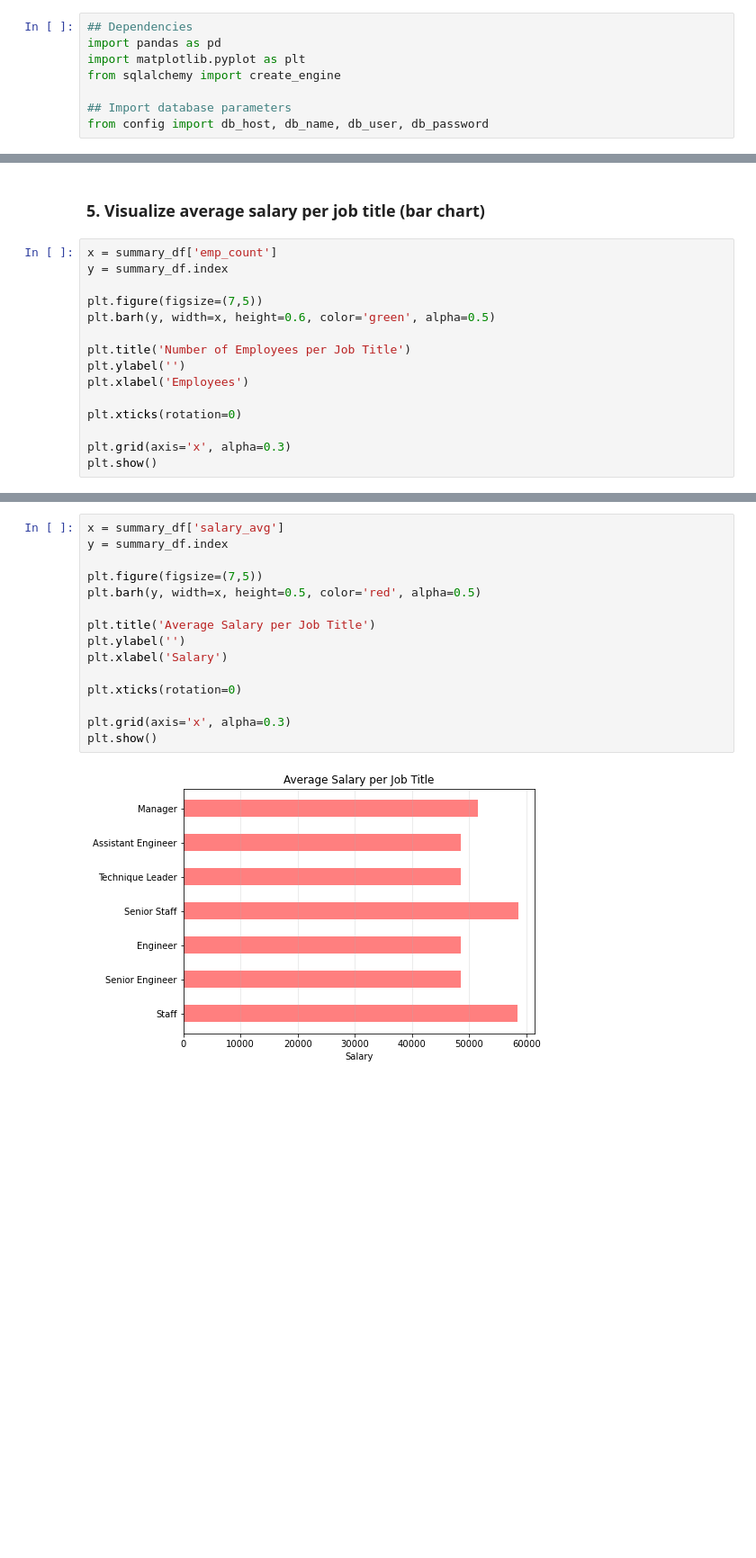
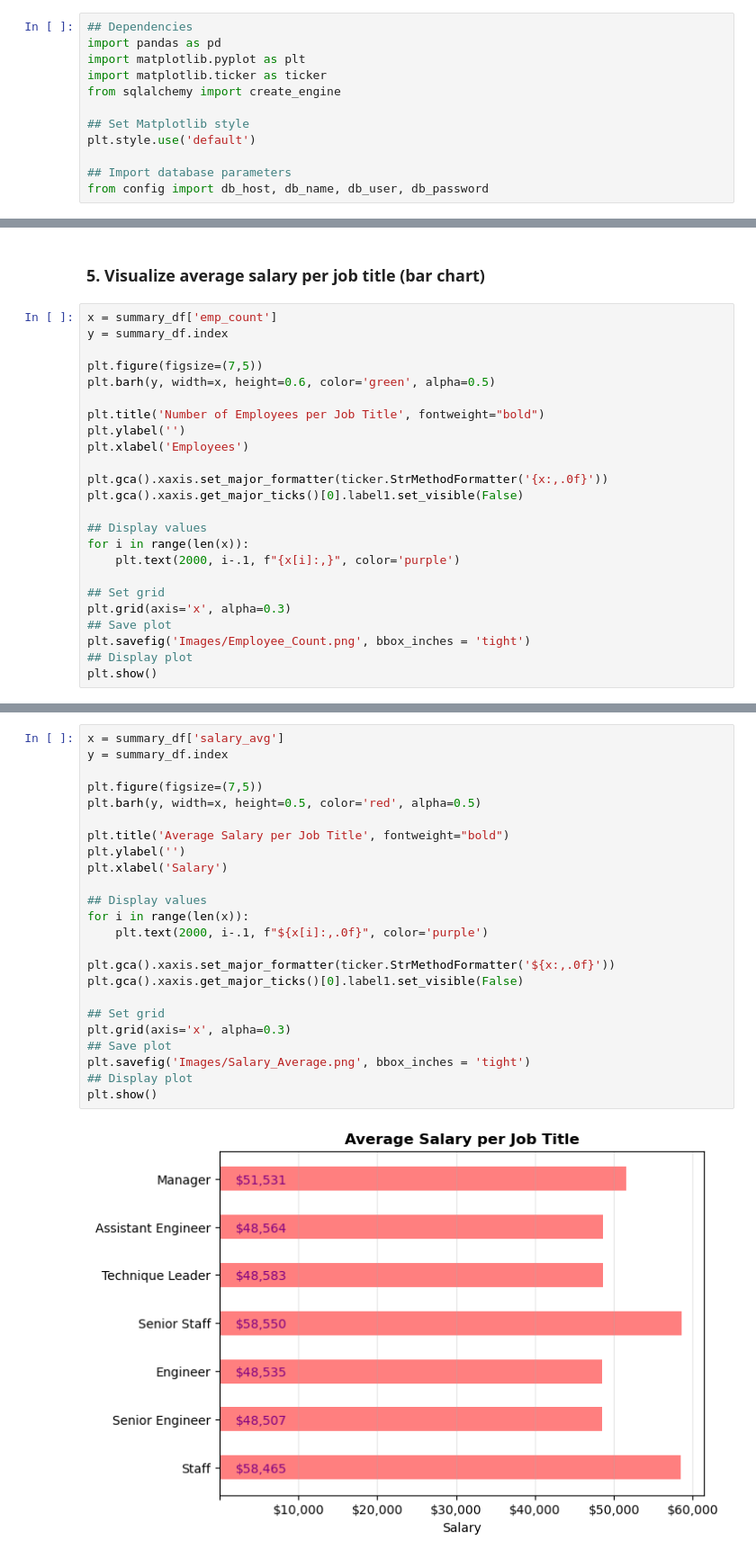
Before and after one commit to rperezme-data/DAB_H07_SQL-challenge, a Jupyter notebook: EmployeeSQL/4. Analysis.ipynb, the cells around one changed output, grey strips where cells are left out. Shown at 90% size. Drawn from its saved outputs; the diff is of its cells as text; blank space fills up the shorter version.

Commit message:
Add Combined plot

```diff
--- a/EmployeeSQL/4. Analysis.ipynb
+++ b/EmployeeSQL/4. Analysis.ipynb
@@ -5,7 +5,11 @@
 ## Dependencies
 import pandas as pd
 import matplotlib.pyplot as plt
+import matplotlib.ticker as ticker
 from sqlalchemy import create_engine
+
+## Set Matplotlib style
+plt.style.use('default')
 
 ## Import database parameters
 from config import db_host, db_name, db_user, db_password
@@ -111,12 +126,21 @@ y = summary_df.index
 plt.figure(figsize=(7,5))
 plt.barh(y, width=x, height=0.6, color='green', alpha=0.5)
 
-plt.title('Number of Employees per Job Title')
+plt.title('Number of Employees per Job Title', fontweight="bold")
 plt.ylabel('')
 plt.xlabel('Employees')
 
-plt.xticks(rotation=0)
+plt.gca().xaxis.set_major_formatter(ticker.StrMethodFormatter('{x:,.0f}'))
+plt.gca().xaxis.get_major_ticks()[0].label1.set_visible(False)
 
+## Display values
+for i in range(len(x)):
+    plt.text(2000, i-.1, f"{x[i]:,}", color='purple')
+
+## Set grid
 plt.grid(axis='x', alpha=0.3)
+## Save plot
+plt.savefig('Images/Employee_Count.png', bbox_inches = 'tight')
+## Display plot
 plt.show()
 # %% [output]
@@ -126,17 +148,26 @@ plt.show()
 # %%
 x = summary_df['salary_avg']
 y = summary_df.index
 
 plt.figure(figsize=(7,5))
 plt.barh(y, width=x, height=0.5, color='red', alpha=0.5)
 
-plt.title('Average Salary per Job Title')
+plt.title('Average Salary per Job Title', fontweight="bold")
 plt.ylabel('')
 plt.xlabel('Salary')
 
-plt.xticks(rotation=0)
+## Display values
+for i in range(len(x)):
+    plt.text(2000, i-.1, f"${x[i]:,.0f}", color='purple')
 
+plt.gca().xaxis.set_major_formatter(ticker.StrMethodFormatter('${x:,.0f}'))
+plt.gca().xaxis.get_major_ticks()[0].label1.set_visible(False)
+
+## Set grid
 plt.grid(axis='x', alpha=0.3)
+## Save plot
+plt.savefig('Images/Salary_Average.png', bbox_inches = 'tight')
+## Display plot
 plt.show()
 # %% [output]
-[figure, old version]
+[figure, new version]
```
Also changed, not shown: parts of 6 cells of this notebook.
